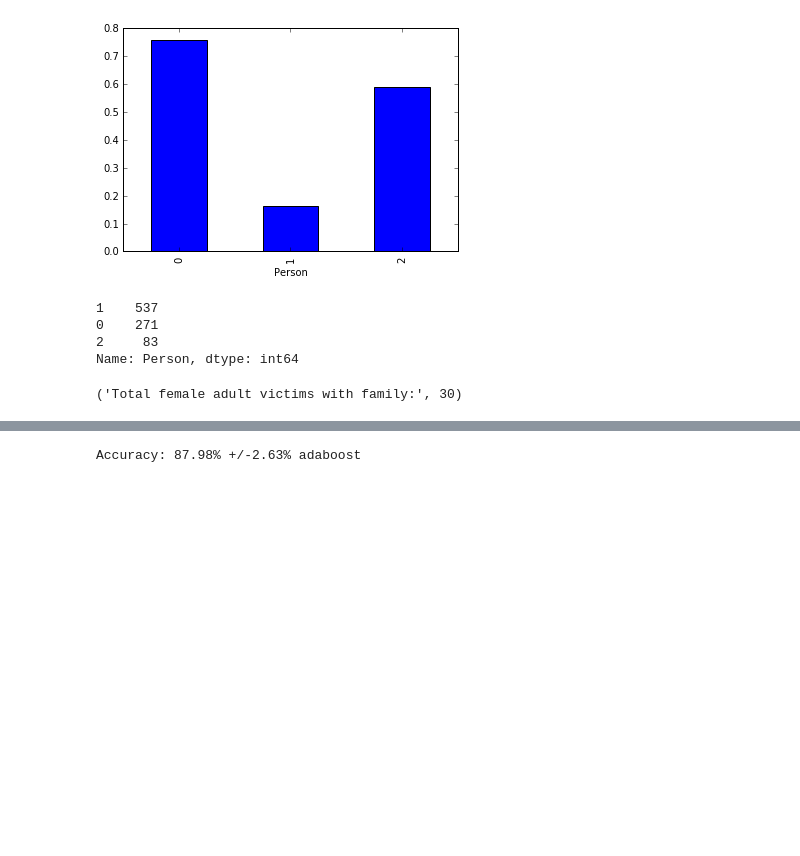
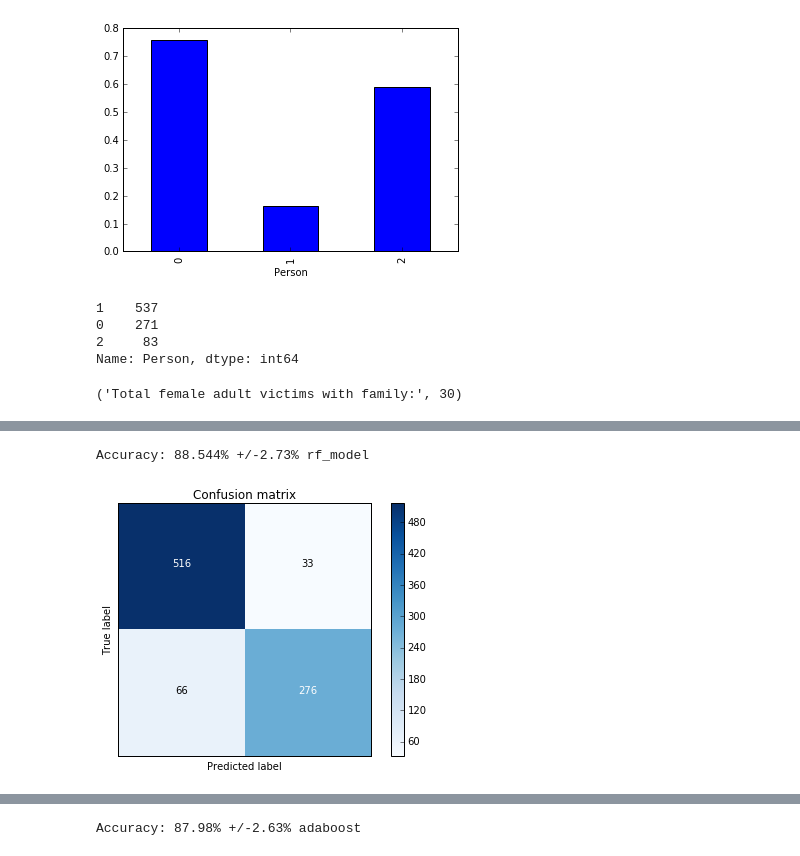
Before and after one commit to 2waybene/notebooks, a Jupyter notebook: titanic/Titanic.ipynb, the cells around one changed output, grey strips where cells are left out. Cells and saved outputs as stored; diff of their text form; code cells hidden in the pictures; blank space fills up the shorter version.

Commit message:
add extraTree and confusion matrix

```diff
--- a/titanic/Titanic.ipynb
+++ b/titanic/Titanic.ipynb
@@ -298,3 +354,12 @@ Accuracy: 88.656% +/-2.47% lr_model
+# %%
+from sklearn.ensemble import ExtraTreesClassifier
+et = ExtraTreesClassifier(n_estimators = 100, max_depth=4)
+scores = cross_val_score(et, X, y, cv=10, scoring='accuracy')
+print "Accuracy: {:.3%} +/-{:.2%} rf_model".format(scores.mean(), scores.std())
+plot_cm(et, X,y)
+# %% [output]
+Accuracy: 88.544% +/-2.73% rf_model
+[figure, added]
 # %%
 from sklearn.ensemble import RandomForestClassifier
 
```
Also changed, not shown: parts of 24 cells of this notebook, 1 other file.
